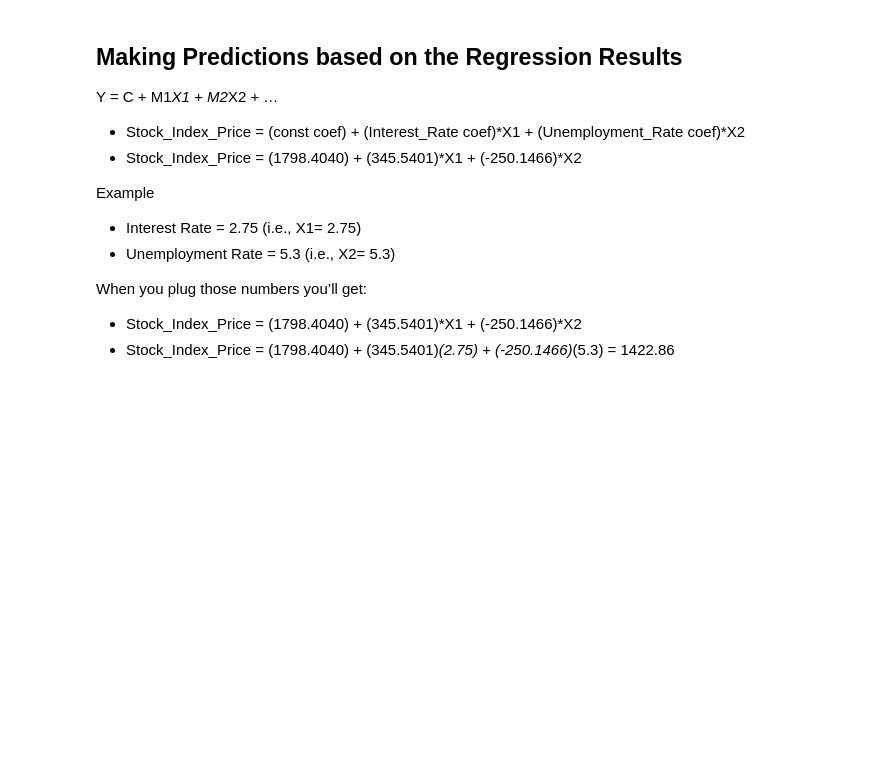
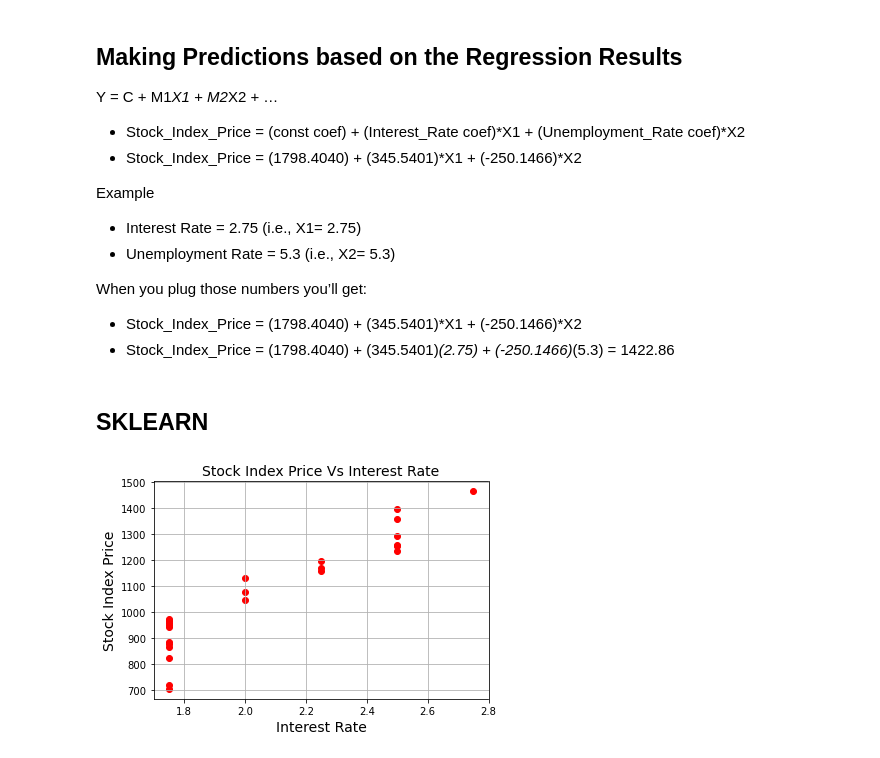
Before and after one commit to LilaKelland/data_bootcamp, a Jupyter notebook: w4/d3_machine_learning/interpretations_lin_reg_walkthrough.ipynb, the cells around one changed output. Cells and saved outputs as stored; diff of their text form; code cells hidden in the pictures; blank space fills up the shorter version.

```diff
--- a/w4/d3_machine_learning/interpretations_lin_reg_walkthrough.ipynb
+++ b/w4/d3_machine_learning/interpretations_lin_reg_walkthrough.ipynb
@@ -79,3 +81,27 @@ When you plug those numbers you’ll get:
 
 * Stock_Index_Price = (1798.4040) + (345.5401)*X1 + (-250.1466)*X2
 * Stock_Index_Price = (1798.4040) + (345.5401)*(2.75) + (-250.1466)*(5.3) = 1422.86
+# %% [markdown]
+## SKLEARN
+# %%
+# check linearity
+import pandas as pd
+import matplotlib.pyplot as plt
+
+Stock_Market = {'Year': [2017,2017,2017,2017,2017,2017,2017,2017,2017,2017,2017,2017,2016,2016,2016,2016,2016,2016,2016,2016,2016,2016,2016,2016],
+                'Month': [12, 11,10,9,8,7,6,5,4,3,2,1,12,11,10,9,8,7,6,5,4,3,2,1],
+                'Interest_Rate': [2.75,2.5,2.5,2.5,2.5,2.5,2.5,2.25,2.25,2.25,2,2,2,1.75,1.75,1.75,1.75,1.75,1.75,1.75,1.75,1.75,1.75,1.75],
+                'Unemployment_Rate': [5.3,5.3,5.3,5.3,5.4,5.6,5.5,5.5,5.5,5.6,5.7,5.9,6,5.9,5.8,6.1,6.2,6.1,6.1,6.1,5.9,6.2,6.2,6.1],
+                'Stock_Index_Price': [1464,1394,1357,1293,1256,1254,1234,1195,1159,1167,1130,1075,1047,965,943,958,971,949,884,866,876,822,704,719]
+                }
+
+df = pd.DataFrame(Stock_Market,columns=['Year','Month','Interest_Rate','Unemployment_Rate','Stock_Index_Price'])
+
+plt.scatter(df['Interest_Rate'], df['Stock_Index_Price'], color='red')
+plt.title('Stock Index Price Vs Interest Rate', fontsize=14)
+plt.xlabel('Interest Rate', fontsize=14)
+plt.ylabel('Stock Index Price', fontsize=14)
+plt.grid(True)
+plt.show()
+# %% [output]
+[figure, added]
```
Also changed, not shown: parts of 5 cells of this notebook, 4 other files.
